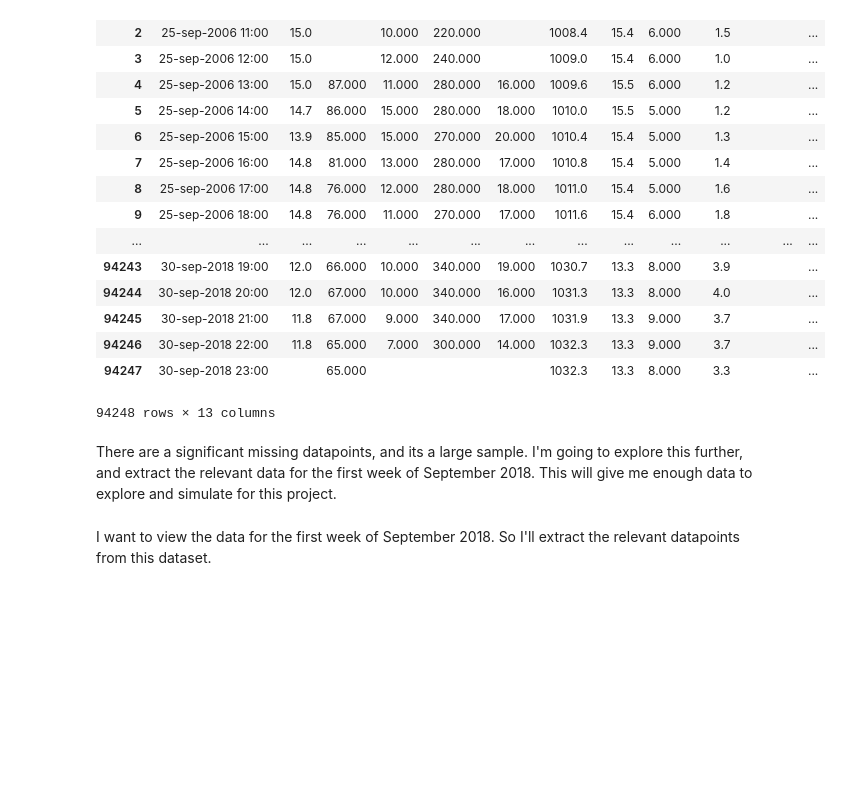
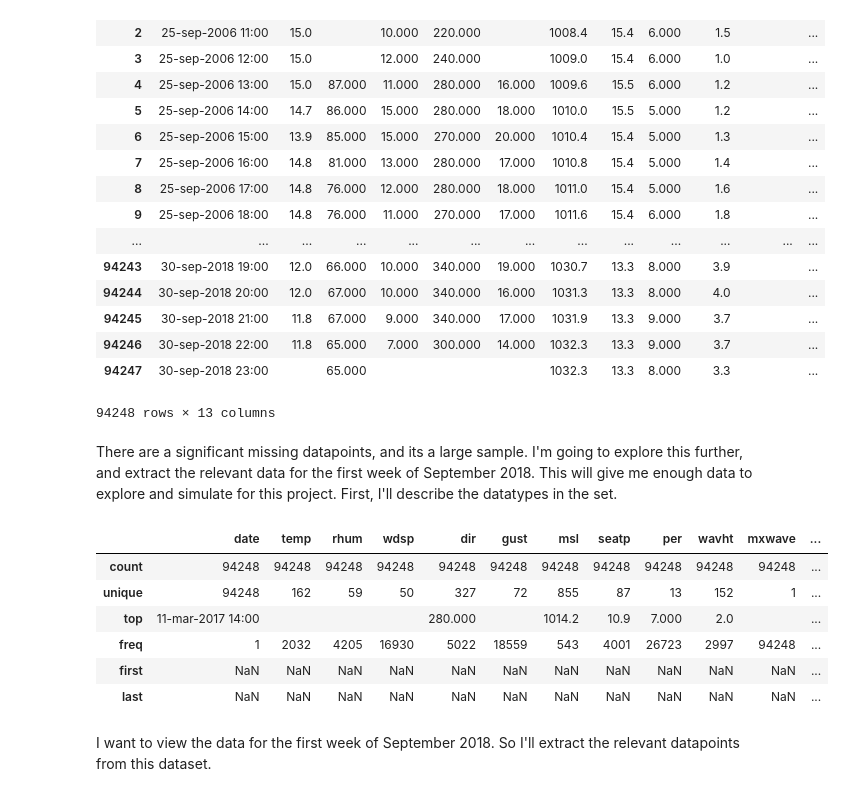
Before and after one commit to patmcdonald/ProgData52465_project, a Jupyter notebook: Programming for Data Analysis Project 2018.ipynb, the cells around one changed output. Drawn from its saved outputs; the diff is of its cells as text; code cells hidden in the pictures; blank space fills up the shorter version.

Commit message:
df.describe

```diff
--- a/Programming for Data Analysis Project 2018.ipynb
+++ b/Programming for Data Analysis Project 2018.ipynb
@@ -89,6 +89,17 @@ df
 94248 rows × 13 columns
 # %% [markdown]
 There are a significant missing datapoints, and its a large sample. I'm going to explore this further, and extract the relevant data for the first week of September 2018. This will give me enough data to explore and simulate for this project.
+First, I'll describe the datatypes in the set.
+# %%
+df.describe()
+# %% [output]
+|  | date | temp | rhum | wdsp | dir | gust | msl | seatp | per | wavht | mxwave | ... |
+| count | 94248 | 94248 | 94248 | 94248 | 94248 | 94248 | 94248 | 94248 | 94248 | 94248 | 94248 | ... |
+| unique | 94248 | 162 | 59 | 50 | 327 | 72 | 855 | 87 | 13 | 152 | 1 | ... |
+| top | 11-mar-2017 14:00 |  |  |  | 280.000 |  | 1014.2 | 10.9 | 7.000 | 2.0 |  | ... |
+| freq | 1 | 2032 | 4205 | 16930 | 5022 | 18559 | 543 | 4001 | 26723 | 2997 | 94248 | ... |
+| first | NaN | NaN | NaN | NaN | NaN | NaN | NaN | NaN | NaN | NaN | NaN | ... |
+| last | NaN | NaN | NaN | NaN | NaN | NaN | NaN | NaN | NaN | NaN | NaN | ... |
 # %% [markdown]
 I want to view the data for the first week of September 2018. So I'll extract the relevant datapoints from this dataset.
 # %%
```
